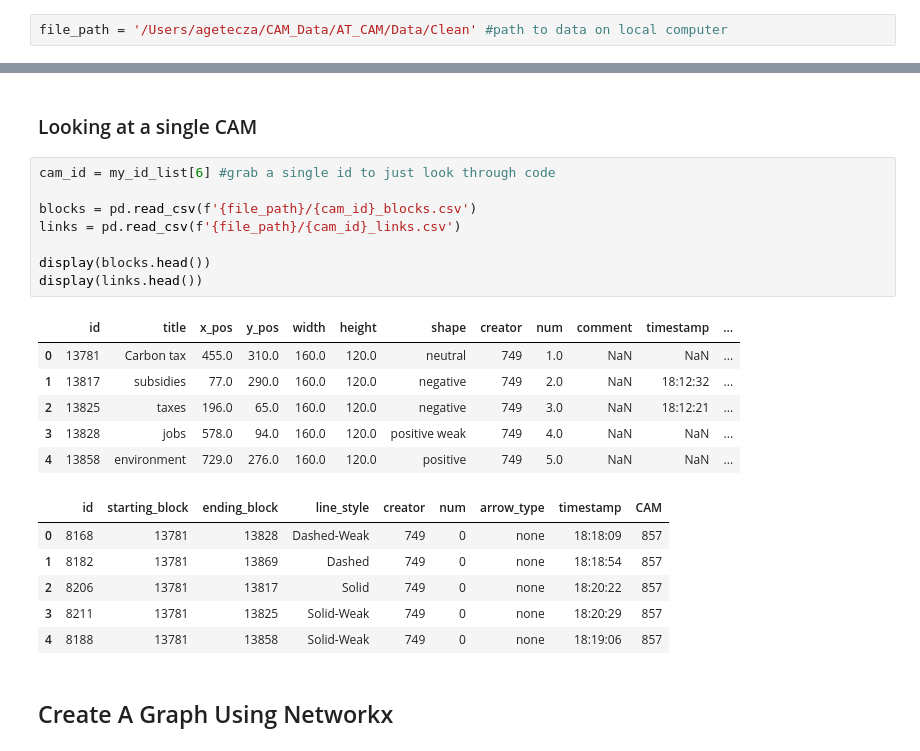
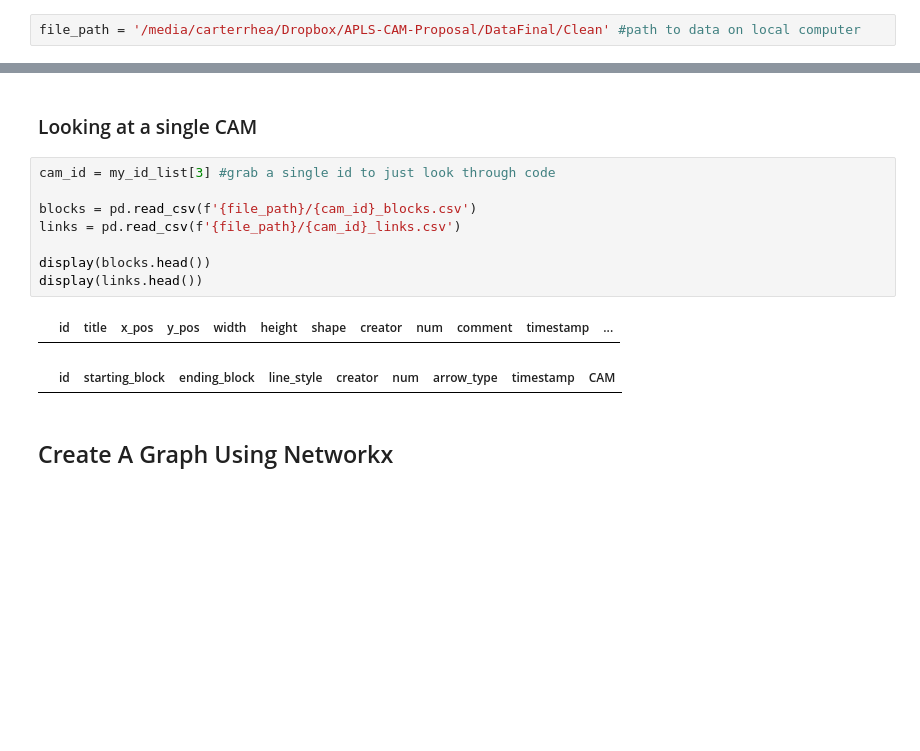
Before and after one commit to crhea93/CAM_binder, a Jupyter notebook: AT_CAM.ipynb, the cells around one changed output, grey strips where cells are left out. Saved outputs shown, nothing was run; the diff lists cells and outputs as text; blank space fills up the shorter version.

```diff
--- a/AT_CAM.ipynb
+++ b/AT_CAM.ipynb
@@ -20,7 +20,7 @@ from ipywidgets import interact
 # %% [markdown]
 ### Pulling in Data
 # %%
-file_path = '/Users/agetecza/CAM_Data/AT_CAM/Data/Clean' #path to data on local computer
+file_path = '/media/carterrhea/Dropbox/APLS-CAM-Proposal/DataFinal/Clean' #path to data on local computer
 # %%
 #Function to get unique elements from a list
 def list_unique(list1):
@@ -63,26 +63,16 @@ len(my_id_list)
 # %% [markdown]
 ### Looking at a single CAM
 # %%
-cam_id = my_id_list[6] #grab a single id to just look through code
+cam_id = my_id_list[3] #grab a single id to just look through code
 
 blocks = pd.read_csv(f'{file_path}/{cam_id}_blocks.csv')
 links = pd.read_csv(f'{file_path}/{cam_id}_links.csv')
 
 display(blocks.head())
 display(links.head())
 # %% [output]
 |  | id | title | x_pos | y_pos | width | height | shape | creator | num | comment | timestamp | ... |
-| 0 | 13781 | Carbon tax | 455.0 | 310.0 | 160.0 | 120.0 | neutral | 749 | 1.0 | NaN | NaN | ... |
-| 1 | 13817 | subsidies | 77.0 | 290.0 | 160.0 | 120.0 | negative | 749 | 2.0 | NaN | 18:12:32 | ... |
-| 2 | 13825 | taxes | 196.0 | 65.0 | 160.0 | 120.0 | negative | 749 | 3.0 | NaN | 18:12:21 | ... |
-| 3 | 13828 | jobs | 578.0 | 94.0 | 160.0 | 120.0 | positive weak | 749 | 4.0 | NaN | NaN | ... |
-| 4 | 13858 | environment | 729.0 | 276.0 | 160.0 | 120.0 | positive | 749 | 5.0 | NaN | NaN | ... |
 |  | id | starting_block | ending_block | line_style | creator | num | arrow_type | timestamp | CAM |
-| 0 | 8168 | 13781 | 13828 | Dashed-Weak | 749 | 0 | none | 18:18:09 | 857 |
-| 1 | 8182 | 13781 | 13869 | Dashed | 749 | 0 | none | 18:18:54 | 857 |
-| 2 | 8206 | 13781 | 13817 | Solid | 749 | 0 | none | 18:20:22 | 857 |
-| 3 | 8211 | 13781 | 13825 | Solid-Weak | 749 | 0 | none | 18:20:29 | 857 |
-| 4 | 8188 | 13781 | 13858 | Solid-Weak | 749 | 0 | none | 18:19:06 | 857 |
 # %% [markdown]
 ## Create A Graph Using Networkx
 # %% [markdown]
```
Also changed, not shown: parts of 35 cells of this notebook.
